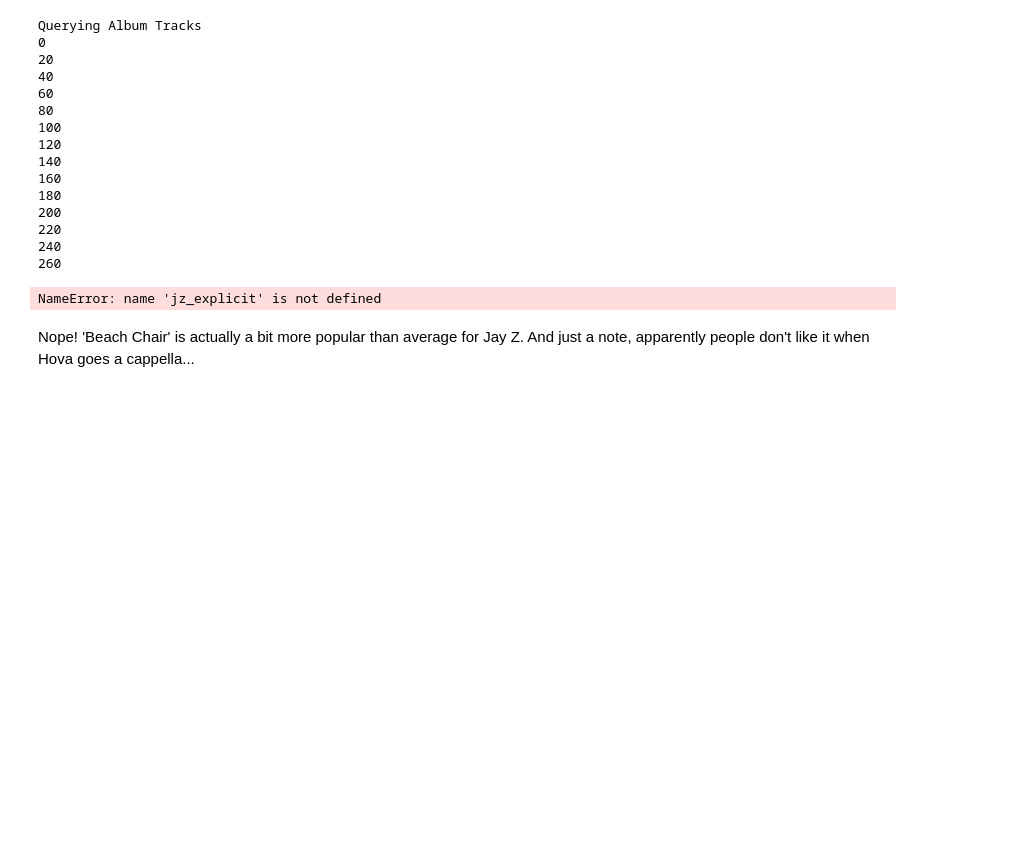
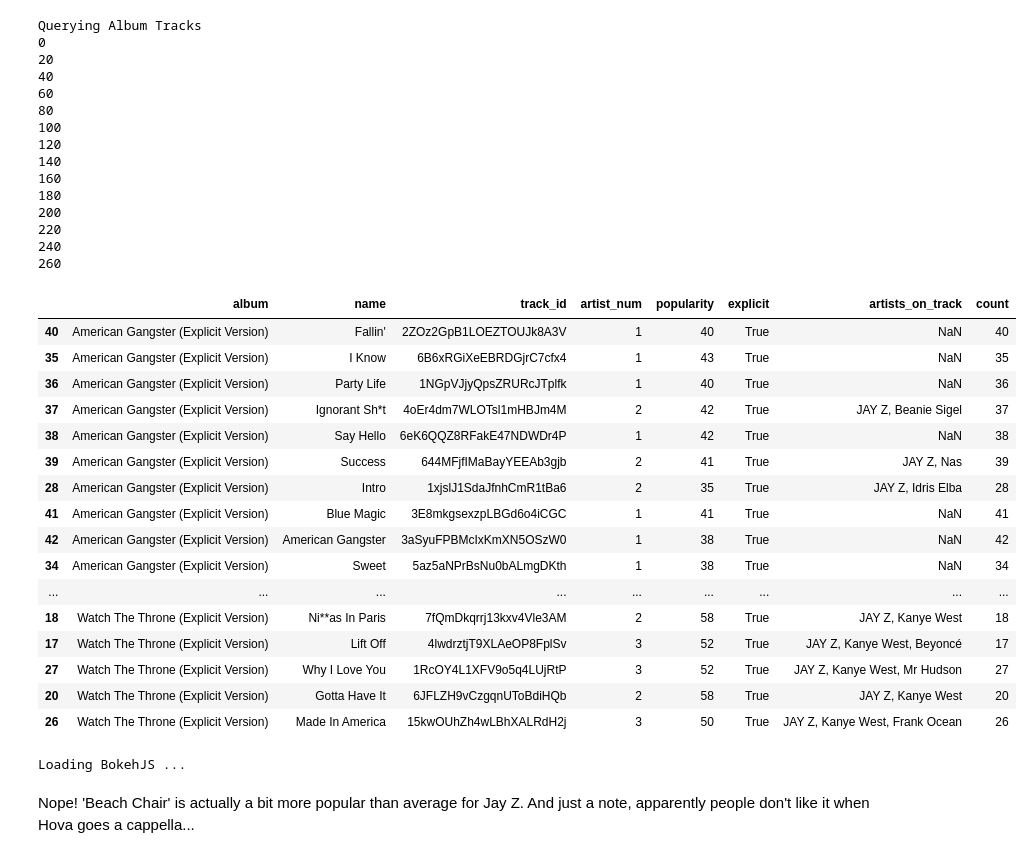
Before and after one commit to katiesch/DSInteractives, a Jupyter notebook: kanye.ipynb, the cells around one changed output. Cells and saved outputs as stored; diff of their text form; code cells hidden in the pictures; blank space fills up the shorter version.

```diff
--- a/kanye.ipynb
+++ b/kanye.ipynb
@@ -670,7 +679,7 @@ Kanye brags that Jay Z followed his lead by putting Chris Martin on a track (Kin
 # %%
 jz_albums=fetch_albums('JAY Z')
 jz_tracks=fetch_tracks(jz_albums)
-jz_explicit=jz_tracks.loc[np.where((jz_tracks['explicit']==True) & (jz_tracks['album'].str.contains('Deluxe')==False) &\
+jz_explicit=jz_tracks.loc[np.where((jz_tracks['album'].str.contains('Edited')==False) & (jz_tracks['album'].str.contains('Deluxe')==False) &\
                                    (jz_tracks['album'].str.contains('Acappella')==False))[0]]
 jz_explicit.reset_index(drop=True,inplace=True)
 # %% [output]
@@ -689,6 +698,26 @@ Querying Album Tracks
 220
 240
 260
+# %%
+jz_explicit.sort('album')
+# %% [output]
+|  | album | name | track_id | artist_num | popularity | explicit | artists_on_track | count |
+| 40 | American Gangster (Explicit Version) | Fallin' | 2ZOz2GpB1LOEZTOUJk8A3V | 1 | 40 | True | NaN | 40 |
+| 35 | American Gangster (Explicit Version) | I Know | 6B6xRGiXeEBRDGjrC7cfx4 | 1 | 43 | True | NaN | 35 |
+| 36 | American Gangster (Explicit Version) | Party Life | 1NGpVJjyQpsZRURcJTplfk | 1 | 40 | True | NaN | 36 |
+| 37 | American Gangster (Explicit Version) | Ignorant Sh*t | 4oEr4dm7WLOTsl1mHBJm4M | 2 | 42 | True | JAY Z, Beanie Sigel | 37 |
+| 38 | American Gangster (Explicit Version) | Say Hello | 6eK6QQZ8RFakE47NDWDr4P | 1 | 42 | True | NaN | 38 |
+| 39 | American Gangster (Explicit Version) | Success | 644MFjfIMaBayYEEAb3gjb | 2 | 41 | True | JAY Z, Nas | 39 |
+| 28 | American Gangster (Explicit Version) | Intro | 1xjslJ1SdaJfnhCmR1tBa6 | 2 | 35 | True | JAY Z, Idris Elba | 28 |
+| 41 | American Gangster (Explicit Version) | Blue Magic | 3E8mkgsexzpLBGd6o4iCGC | 1 | 41 | True | NaN | 41 |
+| 42 | American Gangster (Explicit Version) | American Gangster | 3aSyuFPBMcIxKmXN5OSzW0 | 1 | 38 | True | NaN | 42 |
+| 34 | American Gangster (Explicit Version) | Sweet | 5az5aNPrBsNu0bALmgDKth | 1 | 38 | True | NaN | 34 |
+| ... | ... | ... | ... | ... | ... | ... | ... | ... |
+| 18 | Watch The Throne (Explicit Version) | Ni**as In Paris | 7fQmDkqrrj13kxv4Vle3AM | 2 | 58 | True | JAY Z, Kanye West | 18 |
+| 17 | Watch The Throne (Explicit Version) | Lift Off | 4lwdrztjT9XLAeOP8FplSv | 3 | 52 | True | JAY Z, Kanye West, Beyoncé | 17 |
+| 27 | Watch The Throne (Explicit Version) | Why I Love You | 1RcOY4L1XFV9o5q4LUjRtP | 3 | 52 | True | JAY Z, Kanye West, Mr Hudson | 27 |
+| 20 | Watch The Throne (Explicit Version) | Gotta Have It | 6JFLZH9vCzgqnUToBdiHQb | 2 | 58 | True | JAY Z, Kanye West | 20 |
+| 26 | Watch The Throne (Explicit Version) | Made In America | 15kwOUhZh4wLBhXALRdH2j | 3 | 50 | True | JAY Z, Kanye West, Frank Ocean | 26 |
 # %%
 from bokeh.plotting import figure, show, vplot
 from bokeh.charts import Histogram,Bar, output_file, show, output_notebook
@@ -710,7 +739,8 @@ source = ColumnDataSource(
 
 TOOLS = [BoxZoomTool(), ResetTool(), HoverTool(tooltips=[("Track","@track"),("album","@album")])]
 
-colormap = {'American Gangster (Explicit Version)': 'red', 'Kingdom Come': 'green',\
+colormap = {'American Gangster (Explicit Version)': 'red', 'Collision Course': 'pink',
+            'Kingdom Come': 'green',\
             'Magna Carta... Holy Grail (Explicit Version)': 'blue', \
            'The Best Of Both Worlds (Explicit Version)': 'purple', \
             'The Black Album (Explicit)': 'cyan',\
@@ -736,8 +766,11 @@ p3.line([-1,130],[(meaner-stder), (meaner-stder)], line_dash="4 4", line_width=2
 output_notebook()
 
 #show(p3)
+
+
+#### REDO FOR HTML ##########
 # %% [output]
-NameError: name 'jz_explicit' is not defined
+Loading BokehJS ...
 # %% [markdown]
 Nope! 'Beach Chair' is actually a bit more popular than average for Jay Z. And just a note, apparently people don't like it when Hova goes a cappella...
 # %%
```
Also changed, not shown: parts of 19 cells of this notebook.
